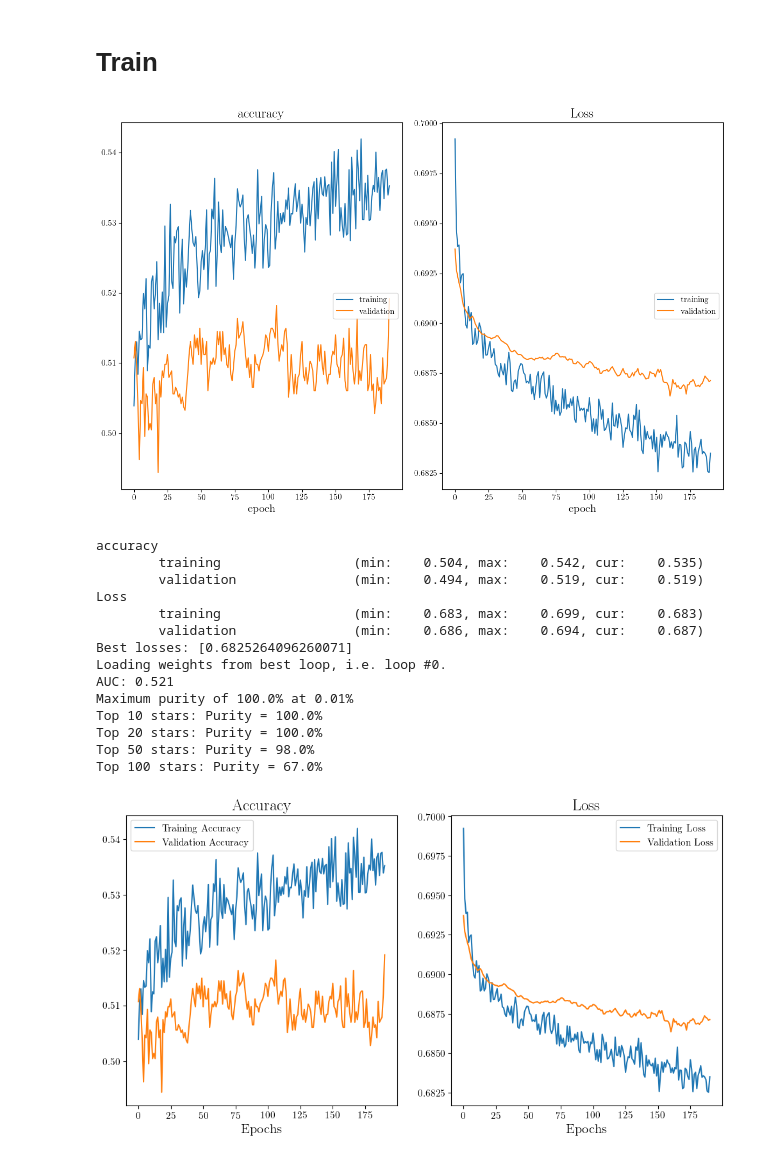
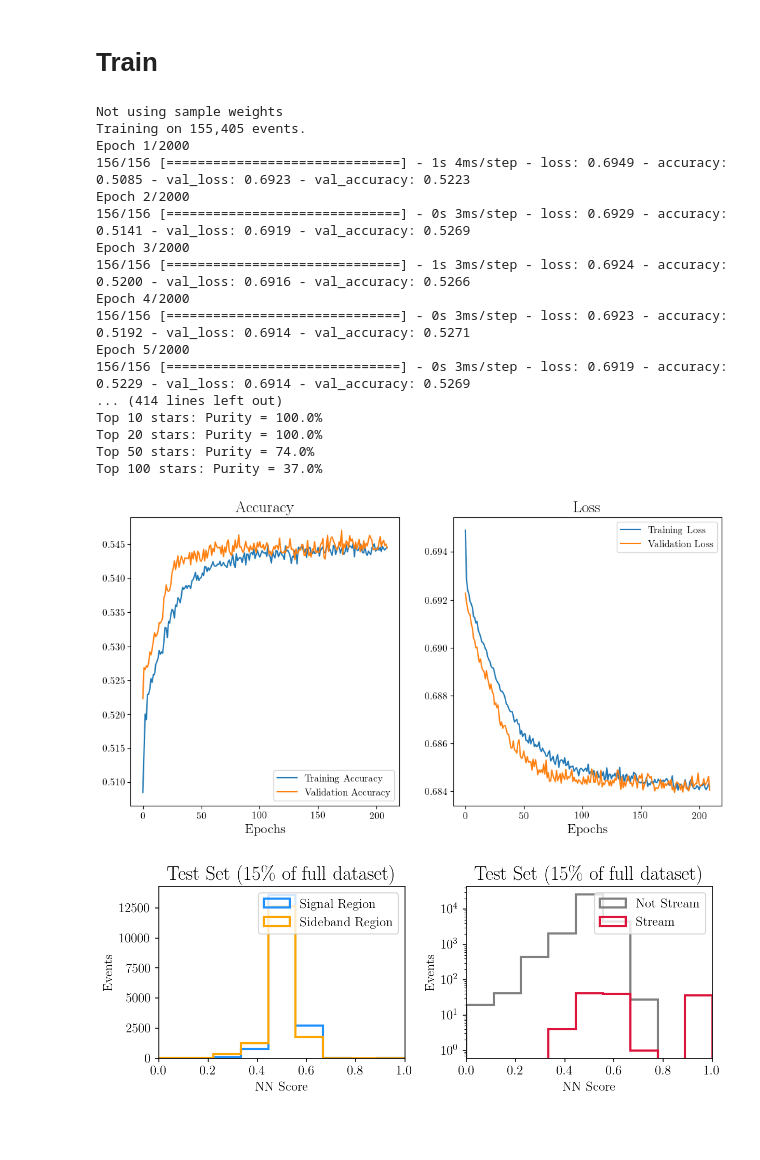
Before and after one commit to hep-lbdl/GaiaCWoLa, a Jupyter notebook: notebooks/Example_Finding_Mock_Stream.ipynb, the cells around one changed output. Cells and saved outputs as stored; diff of their text form; code cells hidden in the pictures; blank space fills up the shorter version.

```diff
--- a/notebooks/Example_Finding_Mock_Stream.ipynb
+++ b/notebooks/Example_Finding_Mock_Stream.ipynb
@@ -60,27 +60,32 @@ tf.keras.backend.clear_session()
 # %%
 test = train(df,
       save_folder = "mock",
       n_folds = 1,
       best_of_n_loops = 1,
       layer_size = 32,
-      batch_size = 1000,
+      batch_size = 1000, #15000,
       dropout = 0.2,
       epochs = 2000,
-      patience = 30)
+      l2_reg = 0,
+      patience = 30
+            )
 # %% [output]
+Not using sample weights
+Training on 155,405 events.
+Epoch 1/2000
+156/156 [==============================] - 1s 4ms/step - loss: 0.6949 - accuracy: 0.5085 - val_loss: 0.6923 - val_accuracy: 0.5223
+Epoch 2/2000
+156/156 [==============================] - 0s 3ms/step - loss: 0.6929 - accuracy: 0.5141 - val_loss: 0.6919 - val_accuracy: 0.5269
+Epoch 3/2000
+156/156 [==============================] - 1s 3ms/step - loss: 0.6924 - accuracy: 0.5200 - val_loss: 0.6916 - val_accuracy: 0.5266
+Epoch 4/2000
+156/156 [==============================] - 0s 3ms/step - loss: 0.6923 - accuracy: 0.5192 - val_loss: 0.6914 - val_accuracy: 0.5271
+Epoch 5/2000
+156/156 [==============================] - 0s 3ms/step - loss: 0.6919 - accuracy: 0.5229 - val_loss: 0.6914 - val_accuracy: 0.5269
+... (414 lines left out)
+Top 10 stars: Purity = 100.0%
+Top 20 stars: Purity = 100.0%
+Top 50 stars: Purity = 74.0%
+Top 100 stars: Purity = 37.0%
-[figure, old version]
+[figure, new version]
-accuracy
-        training                 (min:    0.504, max:    0.542, cur:    0.535)
-        validation               (min:    0.494, max:    0.519, cur:    0.519)
-Loss
-        training                 (min:    0.683, max:    0.699, cur:    0.683)
-        validation               (min:    0.686, max:    0.694, cur:    0.687)
-Best losses: [0.6825264096260071]
-Loading weights from best loop, i.e. loop #0.
-AUC: 0.521
-Maximum purity of 100.0% at 0.01%
-Top 10 stars: Purity = 100.0%
-Top 20 stars: Purity = 100.0%
-Top 50 stars: Purity = 98.0%
-Top 100 stars: Purity = 67.0%
-[figure, old version]
+[figure, new version]
```
Also changed, not shown: parts of 5 cells of this notebook, 5 other files.
